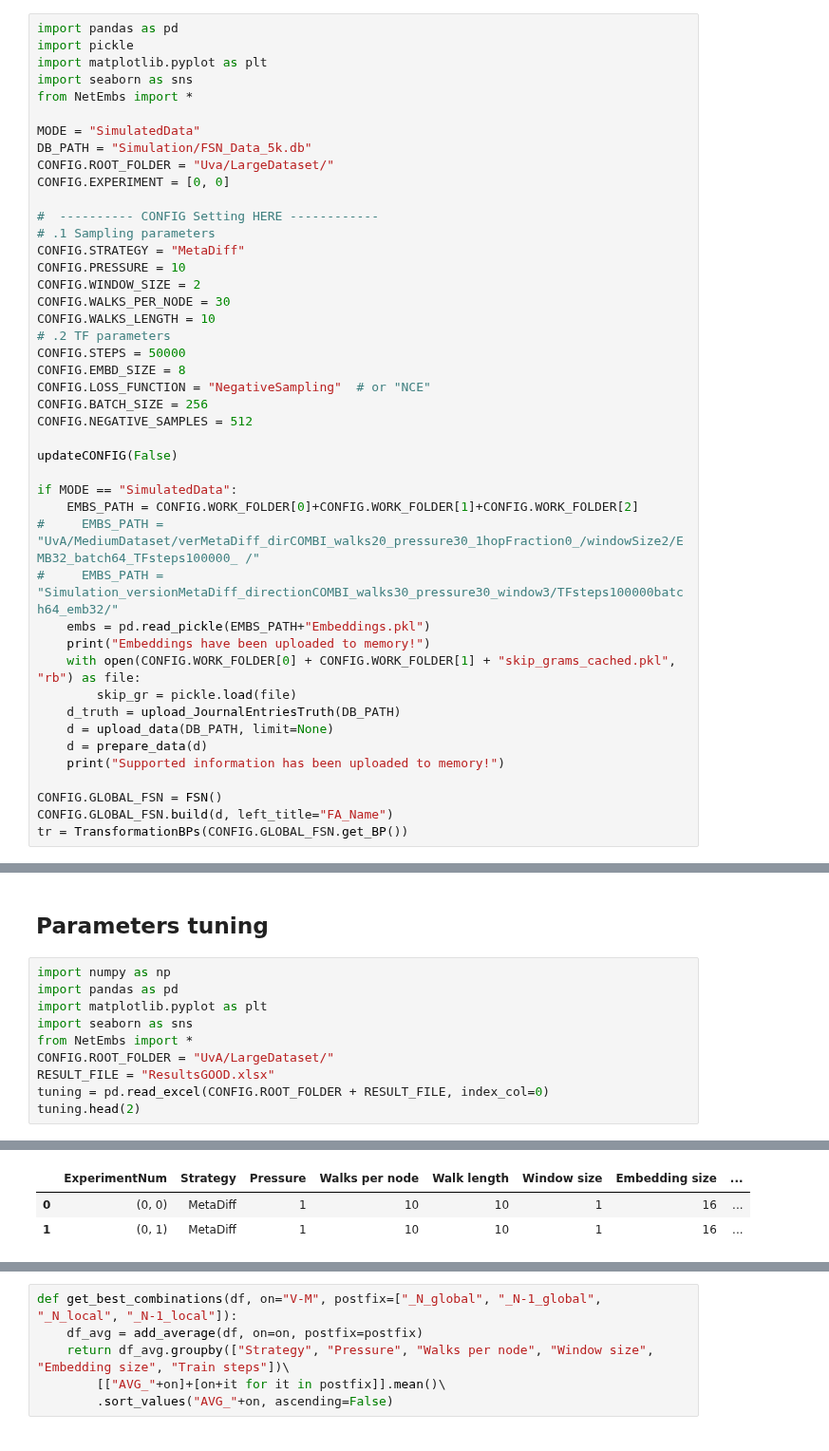
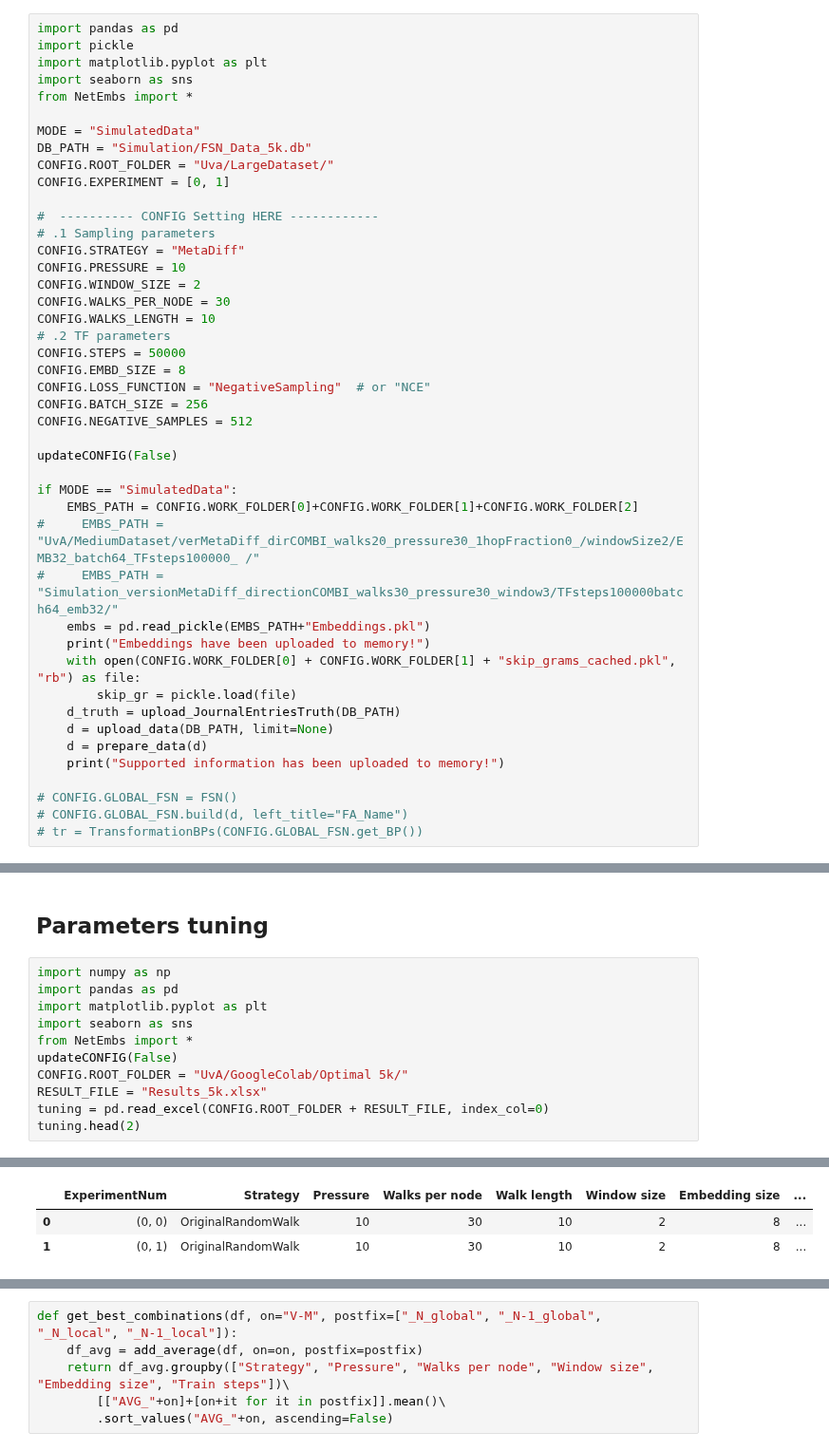
Before and after one commit to AlexWorldD/NetEmbs, a Jupyter notebook: Sensitivity analysis.ipynb, the cells around one changed output, grey strips where cells are left out. Shown at 95% size. Cells and saved outputs as stored; diff of their text form.

```diff
--- a/Sensitivity analysis.ipynb
+++ b/Sensitivity analysis.ipynb
@@ -12,7 +12,7 @@ from NetEmbs import *
 MODE = "SimulatedData"
 DB_PATH = "Simulation/FSN_Data_5k.db"
 CONFIG.ROOT_FOLDER = "Uva/LargeDataset/"
-CONFIG.EXPERIMENT = [0, 0]
+CONFIG.EXPERIMENT = [0, 1]
 
 #  ---------- CONFIG Setting HERE ------------
 # .1 Sampling parameters
@@ -43,9 +43,9 @@ if MODE == "SimulatedData":
     d = prepare_data(d)
     print("Supported information has been uploaded to memory!")
 
-CONFIG.GLOBAL_FSN = FSN()
-CONFIG.GLOBAL_FSN.build(d, left_title="FA_Name")
-tr = TransformationBPs(CONFIG.GLOBAL_FSN.get_BP())
+# CONFIG.GLOBAL_FSN = FSN()
+# CONFIG.GLOBAL_FSN.build(d, left_title="FA_Name")
+# tr = TransformationBPs(CONFIG.GLOBAL_FSN.get_BP())
 # %% [output]
 Config file has been updated!
 Embeddings have been uploaded to memory!
@@ -131,8 +152,9 @@ import pandas as pd
 import matplotlib.pyplot as plt
 import seaborn as sns
 from NetEmbs import *
-CONFIG.ROOT_FOLDER = "UvA/LargeDataset/"
-RESULT_FILE = "ResultsGOOD.xlsx"
+updateCONFIG(False)
+CONFIG.ROOT_FOLDER = "UvA/GoogleColab/Optimal 5k/"
+RESULT_FILE = "Results_5k.xlsx"
 tuning = pd.read_excel(CONFIG.ROOT_FOLDER + RESULT_FILE, index_col=0)
 tuning.head(2)
 # %% [output]
@@ -139,3 +162,3 @@ tuning.head(2)
 |  | ExperimentNum | Strategy | Pressure | Walks per node | Walk length | Window size | Embedding size | ... |
-| 0 | (0, 0) | MetaDiff | 1 | 10 | 10 | 1 | 16 | ... |
-| 1 | (0, 1) | MetaDiff | 1 | 10 | 10 | 1 | 16 | ... |
+| 0 | (0, 0) | OriginalRandomWalk | 10 | 30 | 10 | 2 | 8 | ... |
+| 1 | (0, 1) | OriginalRandomWalk | 10 | 30 | 10 | 2 | 8 | ... |
```
Also changed, not shown: parts of 7 cells of this notebook, 38 other files.
